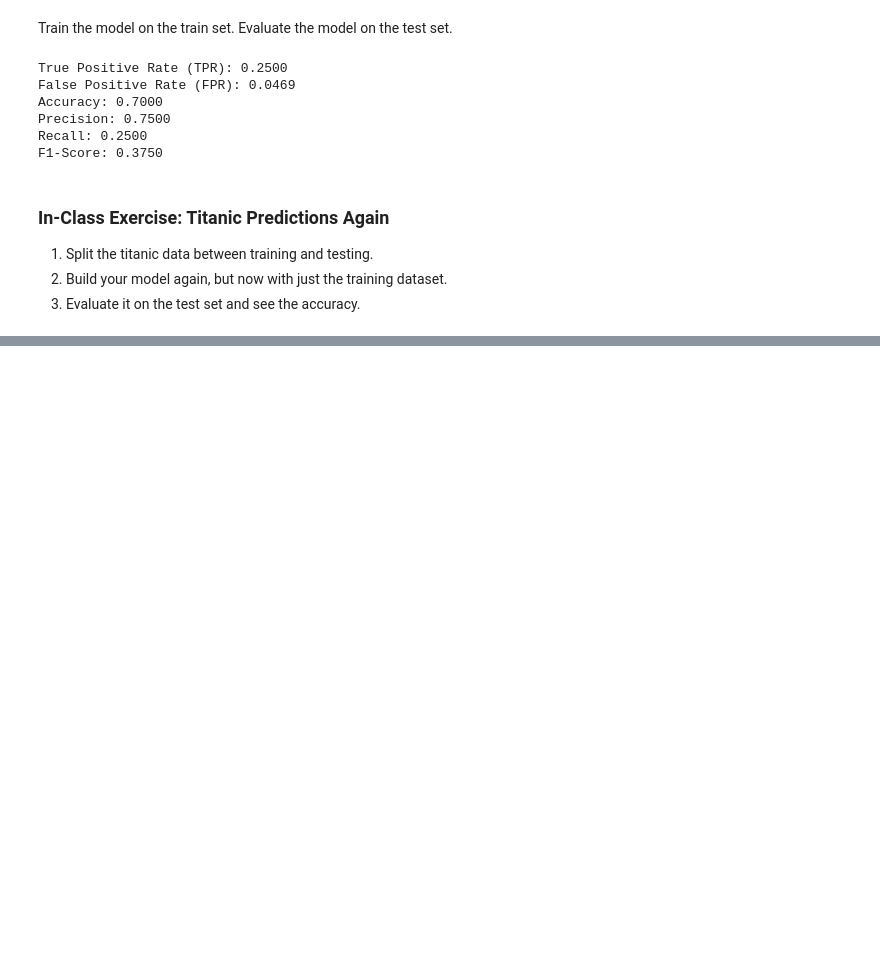
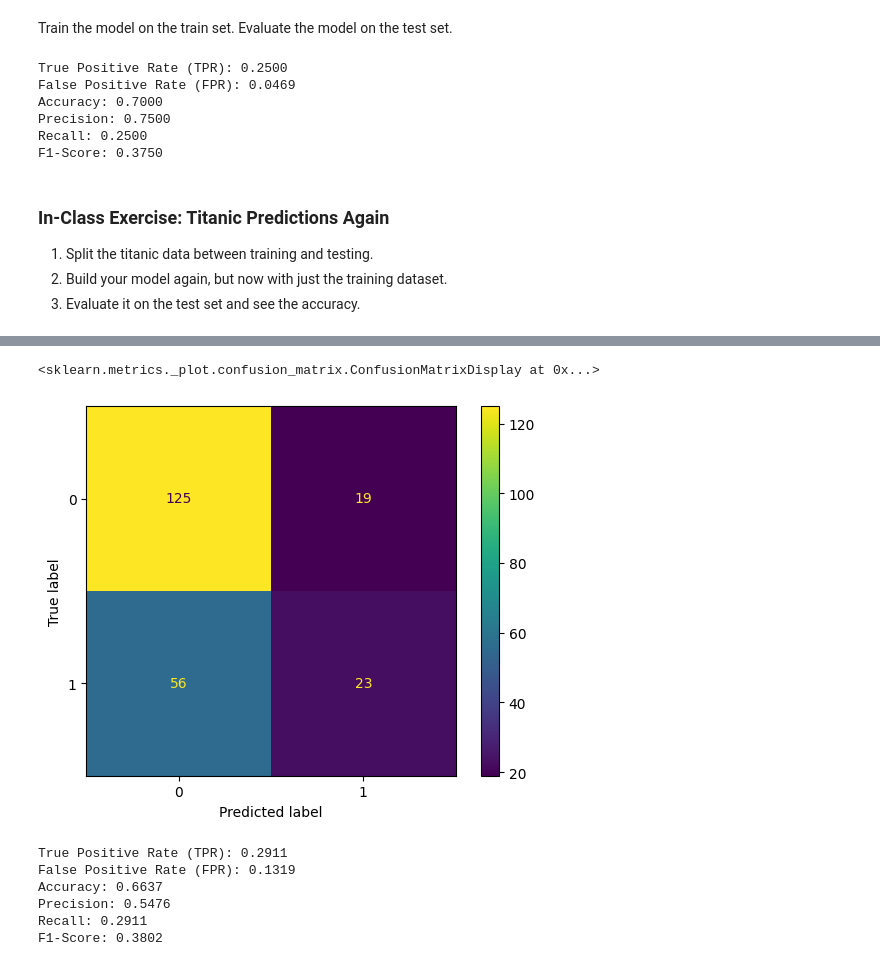
Before and after one commit to jolineuichanco/DataAnalytics, a Jupyter notebook: demos/Week07_demo.ipynb, the cells around one changed output, grey strips where cells are left out. Cells and saved outputs as stored; diff of their text form; code cells hidden in the pictures; blank space fills up the shorter version.

```diff
--- a/demos/Week07_demo.ipynb
+++ b/demos/Week07_demo.ipynb
@@ -224,0 +344,28 @@ df_new = pd.read_csv(url)
+# %%
+from sklearn.model_selection import train_test_split
+from sklearn.linear_model import LogisticRegression
+import pandas as pd
+
+# Load the dataframe again for this exercise block to ensure a clean start if needed.
+# In the current notebook state, df_new is already loaded in cell O3cyZbnMNc2v.
+# If this cell were to be run independently, df_new might not be defined.
+# For consistency with the exercise, let's assume df_new is available from the previous cell.
+
+
+# our features are "Age", "SibSp", "Parch"
+X = df_new[['SibSp', 'Parch', 'Fare']]
+# our response variable is "Survived"
+y = df_new['Survived']
+
+# split the data into training and testing (25%)
+X_train, X_test, y_train, y_test = train_test_split(X, y, test_size=0.25) # Added random_state for reproducibility
+
+# train the model on the training set only
+model = LogisticRegression() # Increased max_iter for convergence if needed
+model.fit(X_train, y_train)
+
+# Generate predictions on the test set
+y_pred = model.predict(X_test) # Changed from model_sklearn to model as per exercise
+
+results_df = pd.DataFrame({'Actual': y_test, 'Predicted': y_pred})
+results_df.head()
@@ -224,0 +379,42 @@ df_new = pd.read_csv(url)
+# %%
+# we will use the accuracy metrics to make this evaluation
+
+from sklearn.metrics import confusion_matrix, ConfusionMatrixDisplay
+cm = confusion_matrix(y_test, y_pred)
+
+disp = ConfusionMatrixDisplay(confusion_matrix = cm, display_labels=model.classes_)
+disp.plot()
+# %% [output]
+<sklearn.metrics._plot.confusion_matrix.ConfusionMatrixDisplay at 0x...>
+[figure, added]
+# %%
+from sklearn.metrics import accuracy_score, precision_score, recall_score, f1_score
+
+TN, FP, FN, TP = cm.ravel()
+
+# Calculate True Positive Rate (TPR) / Recall
+tpr = TP / (TP + FN)
+
+# Calculate False Positive Rate (FPR)
+fpr = FP / (FP + TN)
+
+print(f'True Positive Rate (TPR): {tpr:.4f}')
+print(f'False Positive Rate (FPR): {fpr:.4f}')
+
+# Calculate other accuracy metrics
+accuracy = accuracy_score(y_test, y_pred)
+precision = precision_score(y_test, y_pred)
+recall = recall_score(y_test, y_pred)
+f1 = f1_score(y_test, y_pred)
+
+print(f'Accuracy: {accuracy:.4f}')
+print(f'Precision: {precision:.4f}')
+print(f'Recall: {recall:.4f}')
+print(f'F1-Score: {f1:.4f}')
+# %% [output]
+True Positive Rate (TPR): 0.2911
+False Positive Rate (FPR): 0.1319
+Accuracy: 0.6637
+Precision: 0.5476
+Recall: 0.2911
+F1-Score: 0.3802
```
Also changed, not shown: parts of 7 cells of this notebook.
